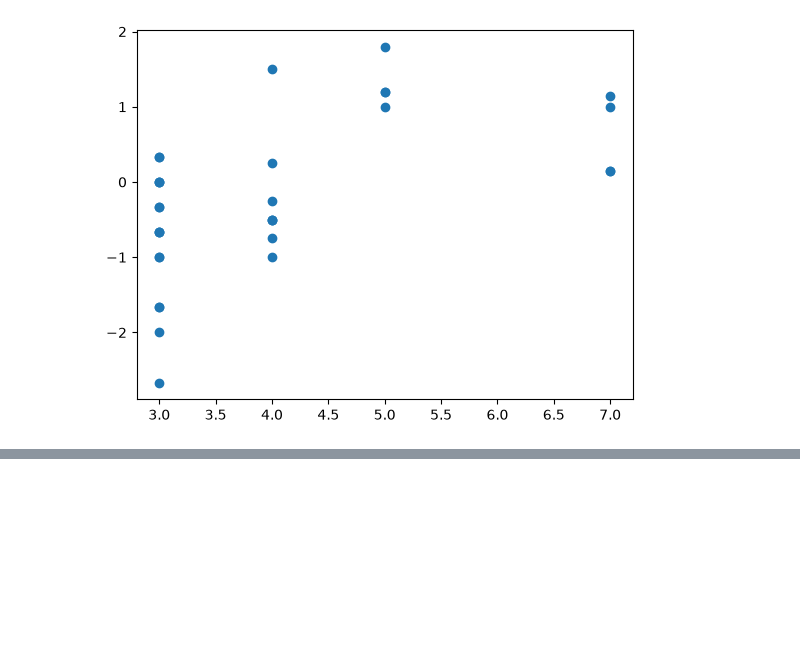
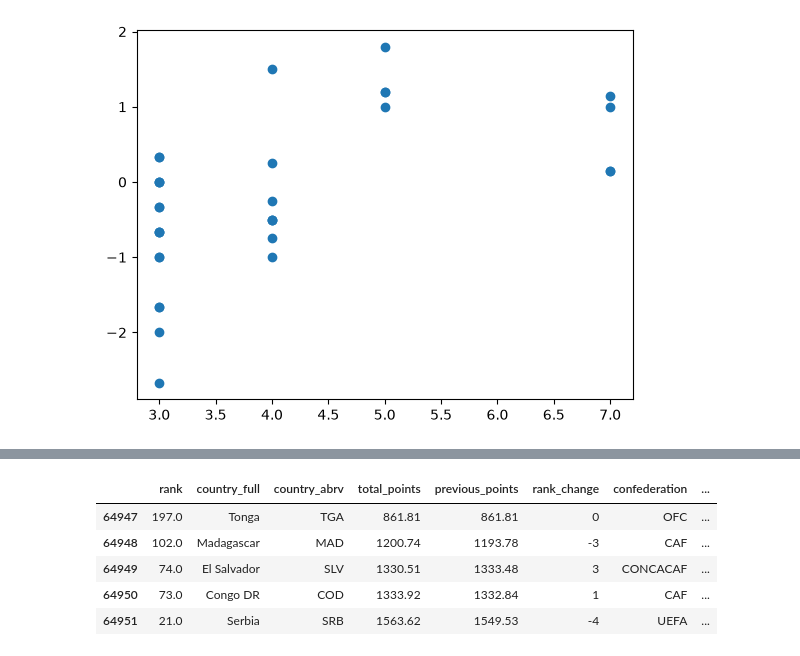
Before and after one commit to lcbogie/780_Group_Project_2026, a Jupyter notebook: wc_2022_exploration.ipynb, the cells around one changed output, grey strips where cells are left out. Cells and saved outputs as stored; diff of their text form; code cells hidden in the pictures; blank space fills up the shorter version.

```diff
--- a/wc_2022_exploration.ipynb
+++ b/wc_2022_exploration.ipynb
@@ -68,0 +85,10 @@ plt.scatter(games_played, score_average)
+# %%
+rankings_2022 = fifa_rankings[fifa_rankings['rank_date']=='2022-10-06']
+rankings_2022.head()
+# %% [output]
+|  | rank | country_full | country_abrv | total_points | previous_points | rank_change | confederation | ... |
+| 64947 | 197.0 | Tonga | TGA | 861.81 | 861.81 | 0 | OFC | ... |
+| 64948 | 102.0 | Madagascar | MAD | 1200.74 | 1193.78 | -3 | CAF | ... |
+| 64949 | 74.0 | El Salvador | SLV | 1330.51 | 1333.48 | 3 | CONCACAF | ... |
+| 64950 | 73.0 | Congo DR | COD | 1333.92 | 1332.84 | 1 | CAF | ... |
+| 64951 | 21.0 | Serbia | SRB | 1563.62 | 1549.53 | -4 | UEFA | ... |
```
Also changed, not shown: parts of 4 cells of this notebook, 4 other files.
